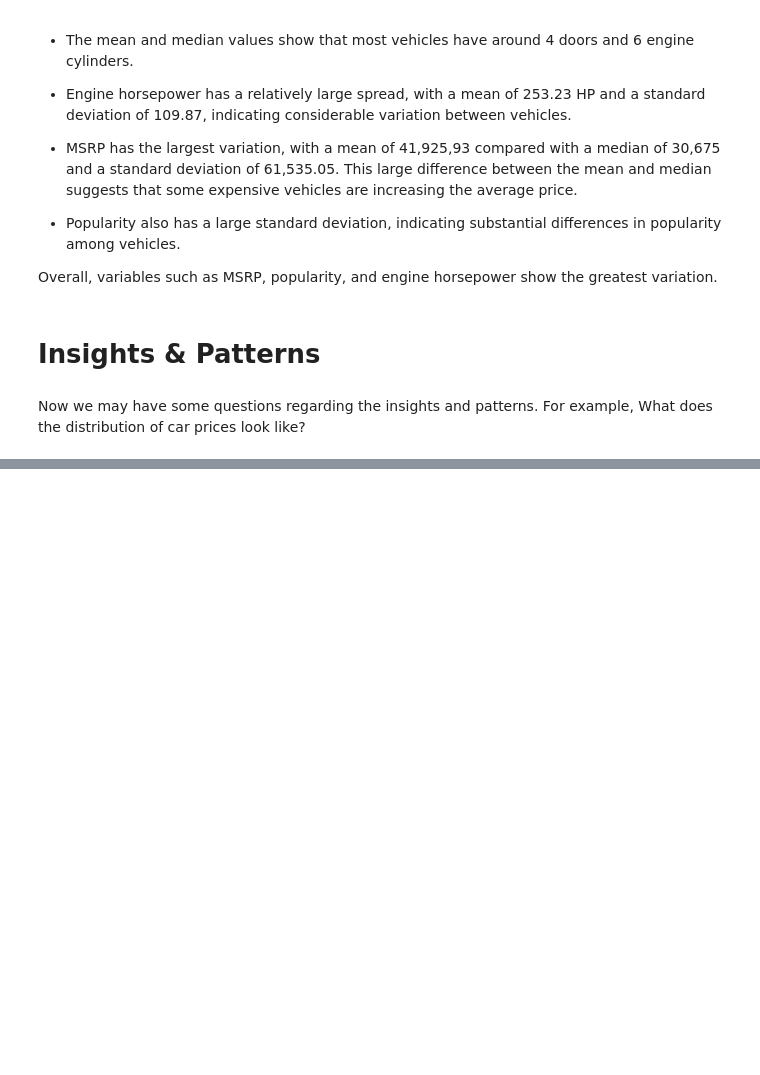
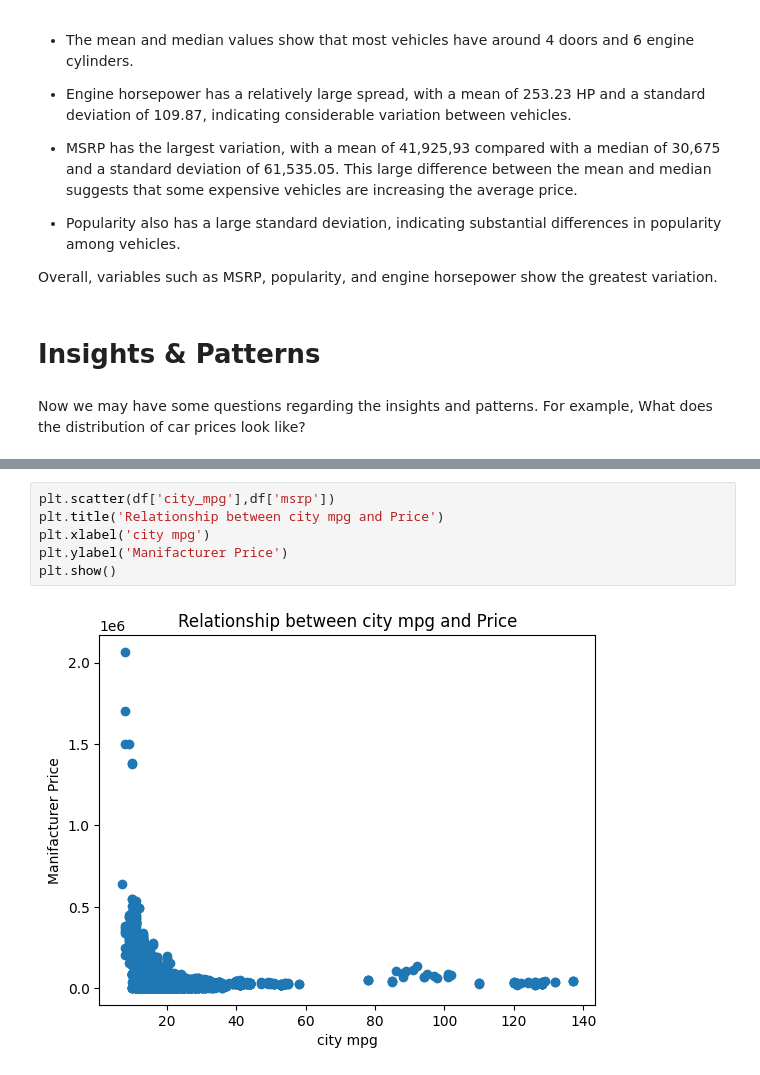
Before and after one commit to basmalamoataz/Samsung-car-price-analysis, a Jupyter notebook: Clean Data/statistics.ipynb, the cells around one changed output, grey strips where cells are left out. Drawn from its saved outputs; the diff is of its cells as text; blank space fills up the shorter version.

```diff
--- a/Clean Data/statistics.ipynb
+++ b/Clean Data/statistics.ipynb
@@ -72,0 +136,8 @@ For example, What does the distribution of car prices look like?
+# %%
+plt.scatter(df['city_mpg'],df['msrp'])
+plt.title('Relationship between city mpg and Price')
+plt.xlabel('city mpg')
+plt.ylabel('Manifacturer Price')
+plt.show()
+# %% [output]
+[figure, added]
```
Also changed, not shown: parts of 9 cells of this notebook.
